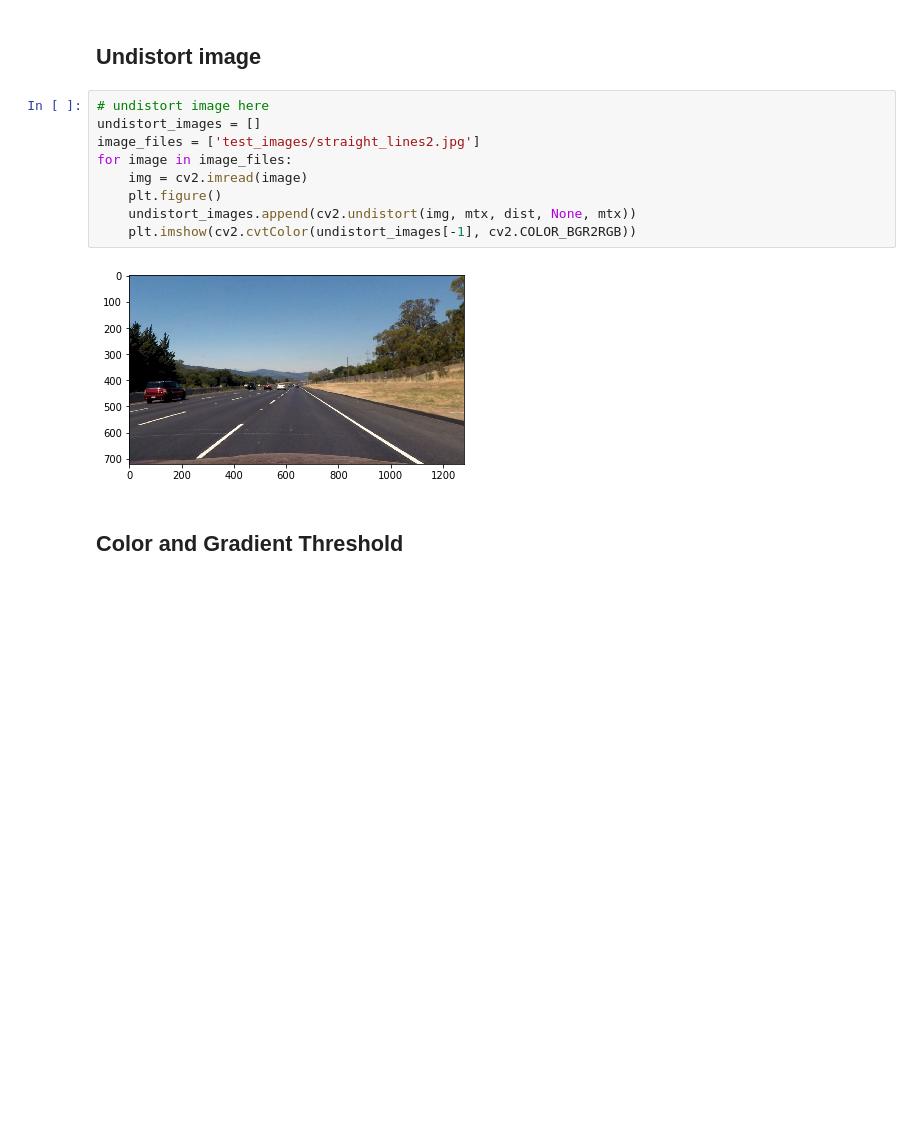
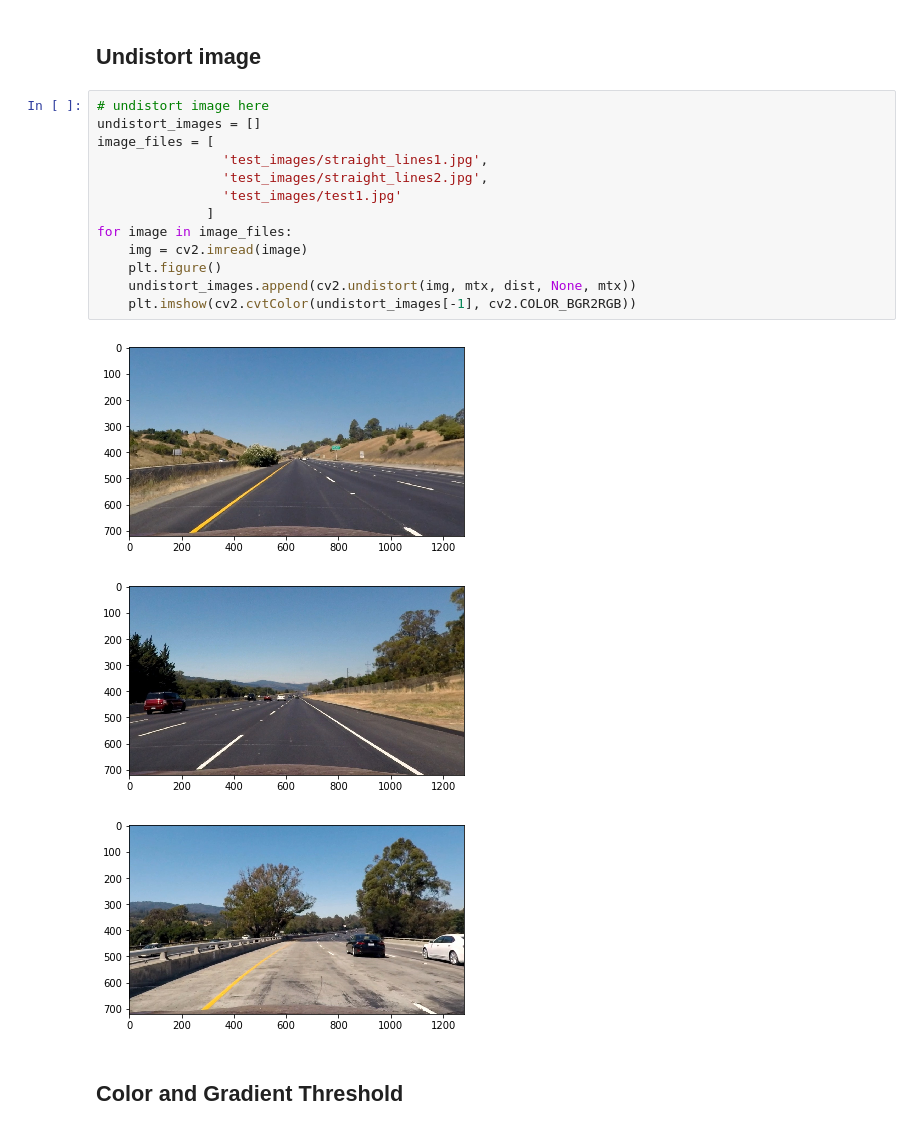
Before and after one commit to riochuong/CarND-Advanced-Lane-Lines, a Jupyter notebook: Advance Lane Detection.ipynb, the cells around one changed output. Drawn from its saved outputs; the diff is of its cells as text; blank space fills up the shorter version.

```diff
--- a/Advance Lane Detection.ipynb
+++ b/Advance Lane Detection.ipynb
@@ -43,14 +43,20 @@ ret, mtx, dist, rvect, tvects = calibrate_camera_images(image_files, (8,6))
 # %%
 # undistort image here
 undistort_images = []
-image_files = ['test_images/straight_lines2.jpg']
+image_files = [
+                'test_images/straight_lines1.jpg',
+                'test_images/straight_lines2.jpg',
+                'test_images/test1.jpg'
+              ]
 for image in image_files:
     img = cv2.imread(image)
     plt.figure()
     undistort_images.append(cv2.undistort(img, mtx, dist, None, mtx))
     plt.imshow(cv2.cvtColor(undistort_images[-1], cv2.COLOR_BGR2RGB))
 # %% [output]
-[figure, old version]
+[figure, new version]
+[figure, added]
+[figure, added]
 # %% [markdown]
 ## Color and Gradient Threshold
 # %%
```
Also changed, not shown: parts of 15 cells of this notebook.
